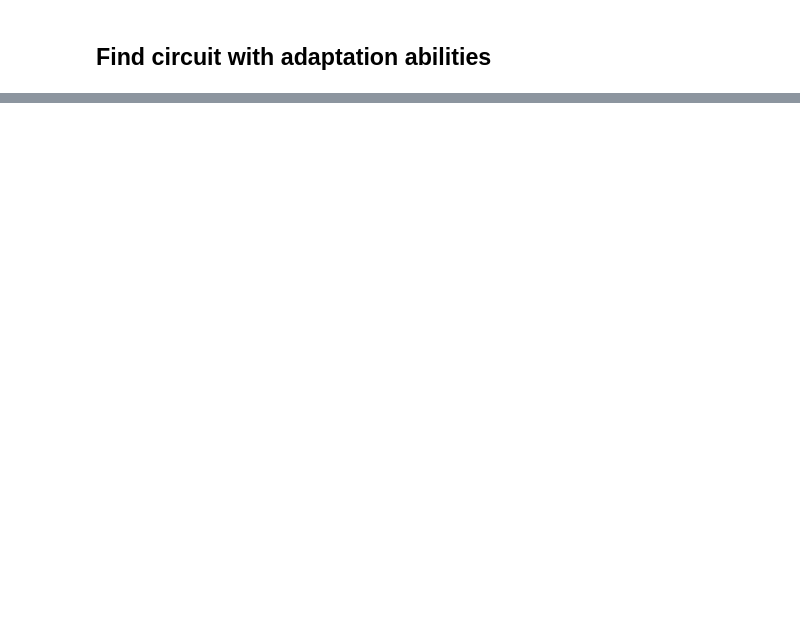
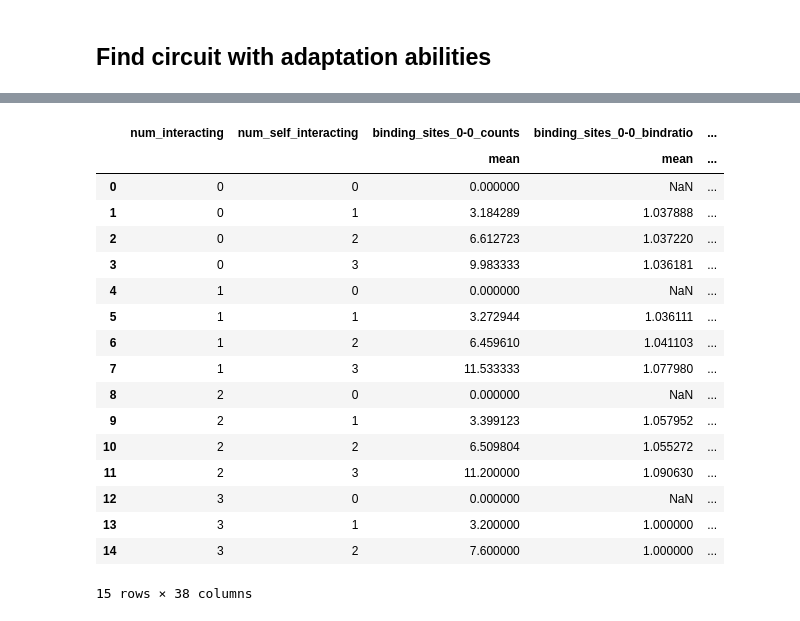
Before and after one commit to olive004/synbio_morpher, a Jupyter notebook: explanations/binding_energy.ipynb, the cells around one changed output, grey strips where cells are left out. Drawn from its saved outputs; the diff is of its cells as text; code cells hidden in the pictures; blank space fills up the shorter version.

```diff
--- a/explanations/binding_energy.ipynb
+++ b/explanations/binding_energy.ipynb
@@ -358,0 +379,41 @@ strong_circuits = [construct_circuit_from_cfg(
+# %%
+stats = pd.read_csv(stats_pathname)
+# %%
+
+def undo_bplist(bp):
+    return np.array([[int(i) for i in p.replace('(', '').replace(')', '').replace('nan', '0').split(',')] for p in str(bp).split(':')])
+# %%
+for c in stats.columns:
+    if 'binding_sites_' in c and not (('counts' in c) or ('bindratio' in c)):
+        stats[c + '_counts'] = stats[c].apply(str).apply(
+            lambda x: len(x.split('nan')[0].split(':')) - (x == 'nan'))
+        stats[c + '_bindratio'] = stats[c].apply(str).apply(
+            lambda x: (undo_bplist(x).T[0, -1] - undo_bplist(x).T[0, 0]) / (len(undo_bplist(x)) - 1))
+
+aggd = {c: 'mean'
+        for c in stats.columns if ('binding_sites_' in c) and (('_counts' in c) or ('_bindratio' in c))}
+aggd.update({c: ['mean',
+                 lambda x: equilibrium_constant_fluorescence(np.mean(x), initial)]
+             for c in stats.columns if 'energies_' in c})
+
+stats.groupby(['num_interacting', 'num_self_interacting'], as_index=False).agg(aggd)
+# .rename(columns={'<lambda_0>': 'mean_K-from-F'})
+# %% [output]
+|  | num_interacting | num_self_interacting | binding_sites_0-0_counts | binding_sites_0-0_bindratio | ... |
+|  |  |  | mean | mean | ... |
+| 0 | 0 | 0 | 0.000000 | NaN | ... |
+| 1 | 0 | 1 | 3.184289 | 1.037888 | ... |
+| 2 | 0 | 2 | 6.612723 | 1.037220 | ... |
+| 3 | 0 | 3 | 9.983333 | 1.036181 | ... |
+| 4 | 1 | 0 | 0.000000 | NaN | ... |
+| 5 | 1 | 1 | 3.272944 | 1.036111 | ... |
+| 6 | 1 | 2 | 6.459610 | 1.041103 | ... |
+| 7 | 1 | 3 | 11.533333 | 1.077980 | ... |
+| 8 | 2 | 0 | 0.000000 | NaN | ... |
+| 9 | 2 | 1 | 3.399123 | 1.057952 | ... |
+| 10 | 2 | 2 | 6.509804 | 1.055272 | ... |
+| 11 | 2 | 3 | 11.200000 | 1.090630 | ... |
+| 12 | 3 | 0 | 0.000000 | NaN | ... |
+| 13 | 3 | 1 | 3.200000 | 1.000000 | ... |
+| 14 | 3 | 2 | 7.600000 | 1.000000 | ... |
+15 rows × 38 columns
```
Also changed, not shown: parts of 21 cells of this notebook, 2 other files.
